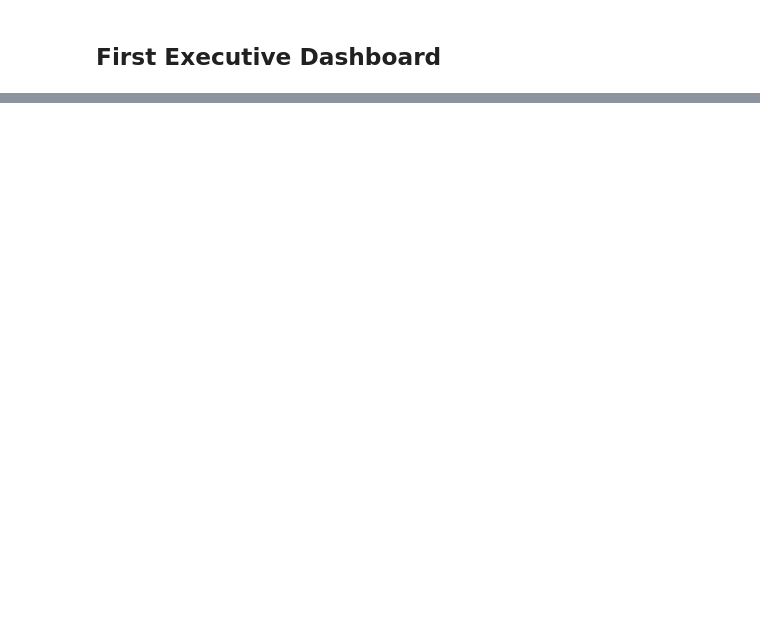
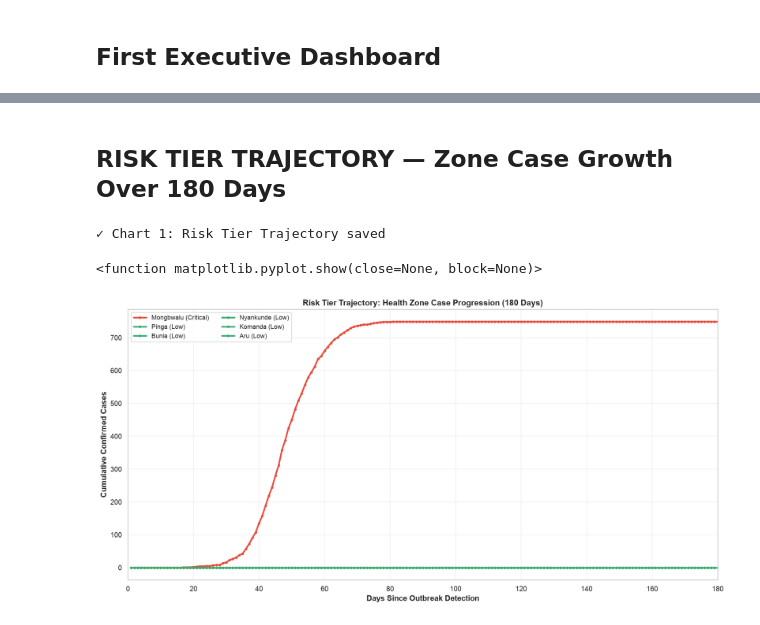
Before and after one commit to kariuki392/DataAnalysisProject23-Global-Health-Security-Bundibugyo-Ebola-Outbreak, a Jupyter notebook: notebooks/bundibugyo-Ebola-Outbreak.ipynb, the cells around one changed output, grey strips where cells are left out. Cells and saved outputs as stored; diff of their text form; code cells hidden in the pictures; blank space fills up the shorter version.

Commit message:
Implement code changes to enhance functionality and improve performance

```diff
--- a/notebooks/bundibugyo-Ebola-Outbreak.ipynb
+++ b/notebooks/bundibugyo-Ebola-Outbreak.ipynb
@@ -478,0 +481,27 @@ plt.show()
+# %% [markdown]
+## RISK TIER TRAJECTORY — Zone Case Growth Over 180 Days
+# %%
+fig, ax = plt.subplots(figsize=(14, 7))
+
+for zone in zones_df['zone_name']:
+    confirmed_col = f'{zone}_Confirmed'
+    zone_risk = risk_tiers_df[risk_tiers_df['Zone'] == zone]['Risk_Tier'].values[0]
+    color = RISK_COLORS.get(zone_risk, '#95A5A6')
+    ax.plot(seir_df['Day'], seir_df[confirmed_col], linewidth=2.5, marker='o',
+            markersize=3, label=f'{zone} ({zone_risk})', color=color)
+
+ax.set_xlabel('Days Since Outbreak Detection', fontweight='bold', fontsize=12)
+ax.set_ylabel('Cumulative Confirmed Cases', fontweight='bold', fontsize=12)
+ax.set_title('Risk Tier Trajectory: Health Zone Case Progression (180 Days)',
+             fontweight='bold', fontsize=13)
+ax.legend(loc='upper left', fontsize=10, ncol=2)
+ax.grid(True, alpha=0.3)
+ax.set_xlim(0, 180)
+
+plt.tight_layout()
+print('✓ Chart 1: Risk Tier Trajectory saved')
+plt.show
+# %% [output]
+✓ Chart 1: Risk Tier Trajectory saved
+<function matplotlib.pyplot.show(close=None, block=None)>
+[figure, added]
```
Also changed, not shown: parts of 7 cells of this notebook.
